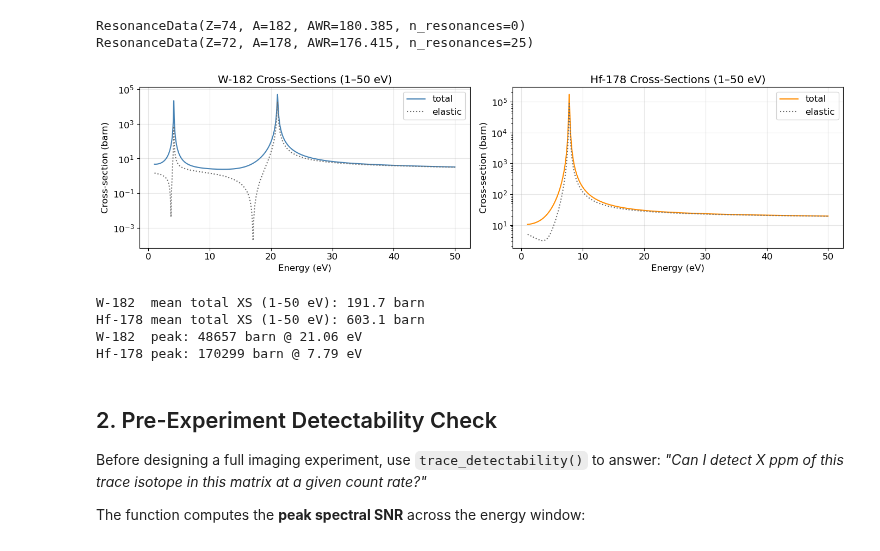
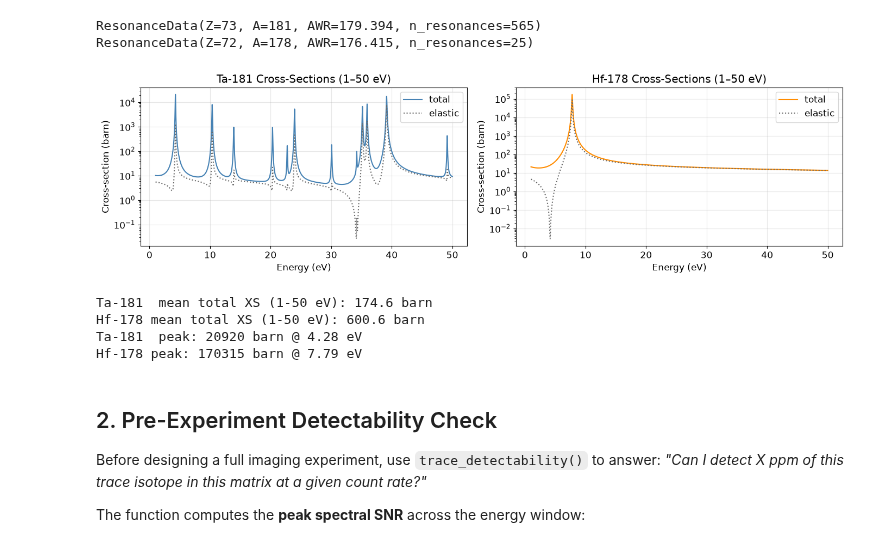
Before and after one commit to ornlneutronimaging/NEREIDS, a Jupyter notebook: examples/notebooks/workflows/02_trace_analysis.ipynb, the cells around one changed output. Drawn from its saved outputs; the diff is of its cells as text; code cells hidden in the pictures.

```diff
--- a/examples/notebooks/workflows/02_trace_analysis.ipynb
+++ b/examples/notebooks/workflows/02_trace_analysis.ipynb
@@ -90,44 +98,44 @@ detection limit at a given count rate.
 # %%
-w182  = nereids.load_endf(74, 182)
+ta181  = nereids.load_endf(73, 181)
 hf178 = nereids.load_endf(72, 178)
 
-print(w182)
+print(ta181)
 print(hf178)
 
 e_fine = np.linspace(1.0, 50.0, 4000)
-xs_w182  = nereids.cross_sections(e_fine, w182)
+xs_ta181  = nereids.cross_sections(e_fine, ta181)
 xs_hf178 = nereids.cross_sections(e_fine, hf178)
 
 fig, axes = plt.subplots(1, 2, figsize=(14, 4))
 for ax, xs, name, color in [
-    (axes[0], xs_w182,  'W-182',  'steelblue'),
+    (axes[0], xs_ta181,  'Ta-181',  'steelblue'),
     (axes[1], xs_hf178, 'Hf-178', 'darkorange'),
 ]:
     ax.semilogy(e_fine, xs['total'],   color=color,     label='total')
     ax.semilogy(e_fine, xs['elastic'], color='dimgray', label='elastic', linestyle=':')
     ax.set_xlabel('Energy (eV)')
     ax.set_ylabel('Cross-section (barn)')
     ax.set_title(f'{name} Cross-Sections (1–50 eV)')
     ax.legend()
     ax.grid(True, alpha=0.3)
 
 plt.tight_layout()
 plt.show()
 
-peak_w_idx  = xs_w182['total'].argmax()
+peak_ta_idx  = xs_ta181['total'].argmax()
 peak_hf_idx = xs_hf178['total'].argmax()
-print(f'W-182  mean total XS (1-50 eV): {xs_w182["total"].mean():.1f} barn')
+print(f'Ta-181  mean total XS (1-50 eV): {xs_ta181["total"].mean():.1f} barn')
 print(f'Hf-178 mean total XS (1-50 eV): {xs_hf178["total"].mean():.1f} barn')
-print(f'W-182  peak: {xs_w182["total"].max():.0f} barn @ {e_fine[peak_w_idx]:.2f} eV')
+print(f'Ta-181  peak: {xs_ta181["total"].max():.0f} barn @ {e_fine[peak_ta_idx]:.2f} eV')
 print(f'Hf-178 peak: {xs_hf178["total"].max():.0f} barn @ {e_fine[peak_hf_idx]:.2f} eV')
 # %% [output]
-ResonanceData(Z=74, A=182, AWR=180.385, n_resonances=0)
+ResonanceData(Z=73, A=181, AWR=179.394, n_resonances=565)
 ResonanceData(Z=72, A=178, AWR=176.415, n_resonances=25)
-[figure, old version]
+[figure, new version]
-W-182  mean total XS (1-50 eV): 191.7 barn
-Hf-178 mean total XS (1-50 eV): 603.1 barn
-W-182  peak: 48657 barn @ 21.06 eV
-Hf-178 peak: 170299 barn @ 7.79 eV
+Ta-181  mean total XS (1-50 eV): 174.6 barn
+Hf-178 mean total XS (1-50 eV): 600.6 barn
+Ta-181  peak: 20920 barn @ 4.28 eV
+Hf-178 peak: 170315 barn @ 7.79 eV
 # %% [markdown]
 ## 2. Pre-Experiment Detectability Check
 
```
Also changed, not shown: parts of 19 cells of this notebook, 8 other files.
